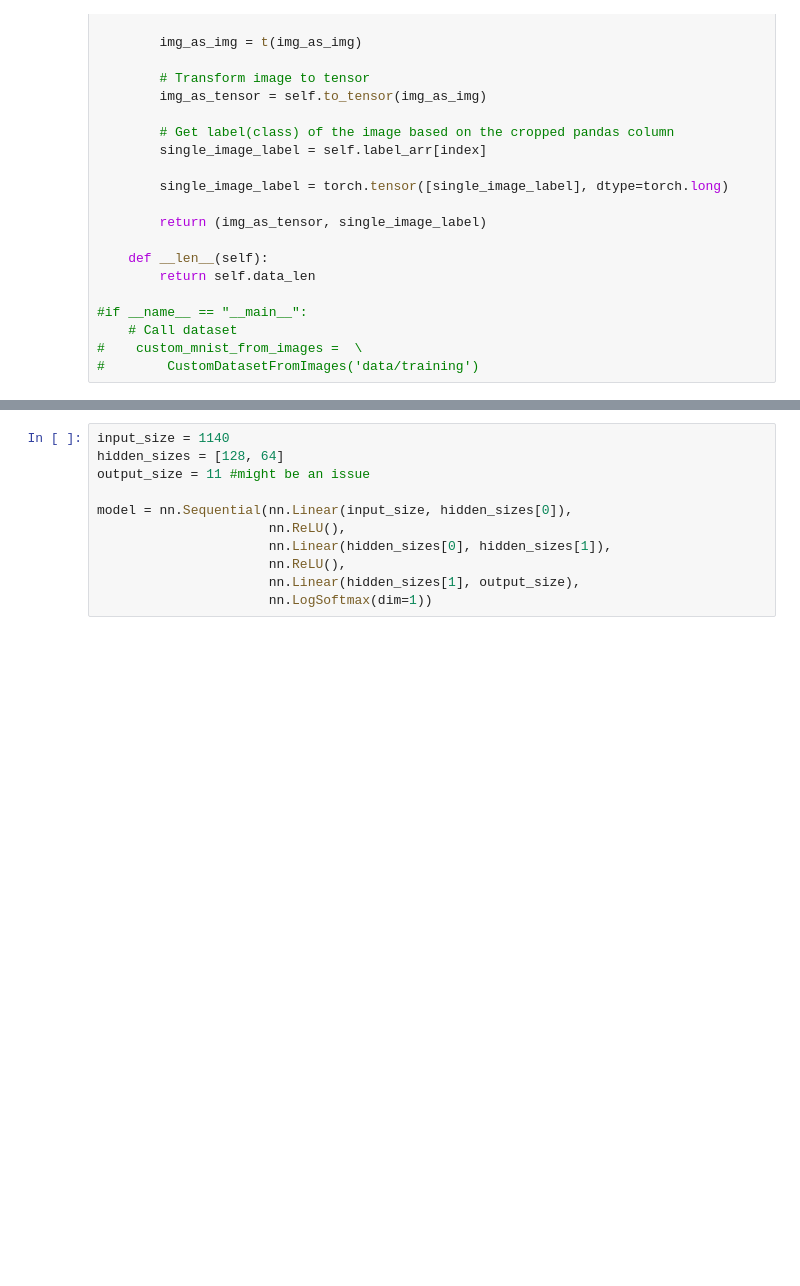
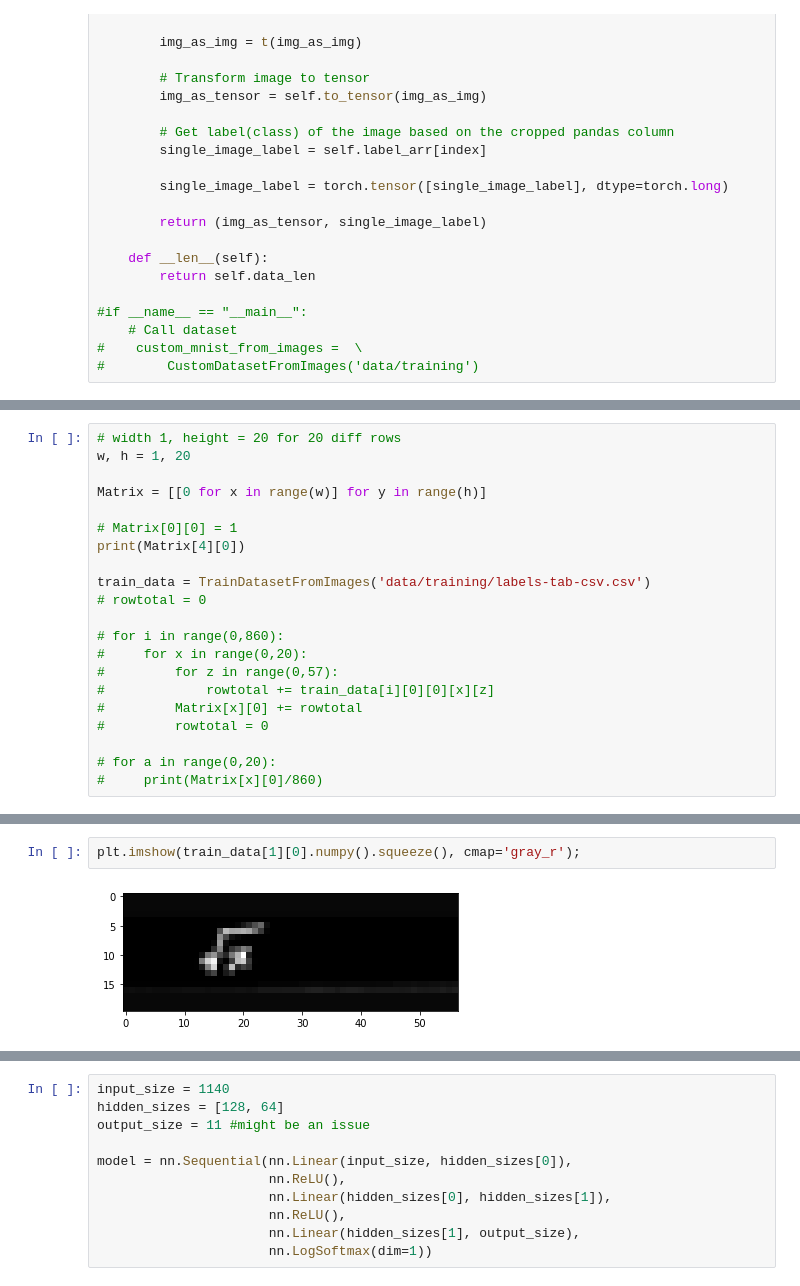
Before and after one commit to isaacgoldings/COSI101-AI-Final, a Jupyter notebook: Model.ipynb, the cells around one changed output, grey strips where cells are left out. Saved outputs shown, nothing was run; the diff lists cells and outputs as text; blank space fills up the shorter version.

```diff
--- a/Model.ipynb
+++ b/Model.ipynb
@@ -61,0 +211,21 @@ train_data = TrainDatasetFromImages('data/training/labels-tab-csv.csv')
+# %%
+# width 1, height = 20 for 20 diff rows
+w, h = 1, 20
+
+Matrix = [[0 for x in range(w)] for y in range(h)]
+
+# Matrix[0][0] = 1
+print(Matrix[4][0])
+
+train_data = TrainDatasetFromImages('data/training/labels-tab-csv.csv')
+# rowtotal = 0
+
+# for i in range(0,860):
+#     for x in range(0,20):
+#         for z in range(0,57):
+#             rowtotal += train_data[i][0][0][x][z]
+#         Matrix[x][0] += rowtotal
+#         rowtotal = 0
+
+# for a in range(0,20):
+#     print(Matrix[x][0]/860)
@@ -61,0 +258,4 @@ train_data = TrainDatasetFromImages('data/training/labels-tab-csv.csv')
+# %%
+plt.imshow(train_data[1][0].numpy().squeeze(), cmap='gray_r');
+# %% [output]
+[figure, added]
```
Also changed, not shown: parts of 12 cells of this notebook.
